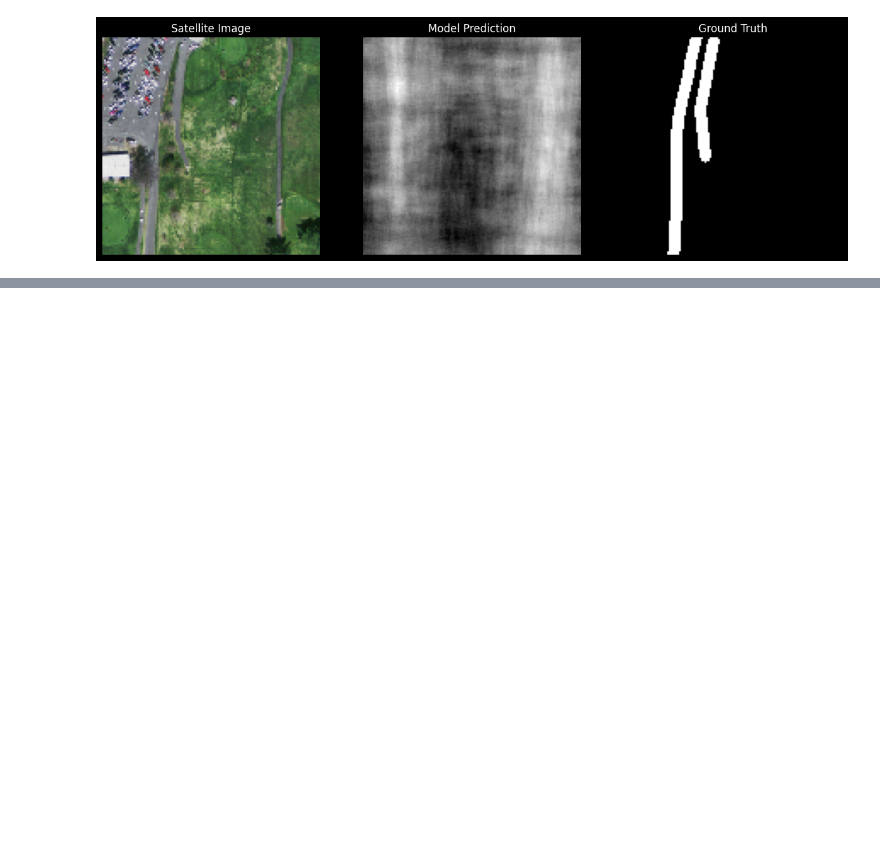
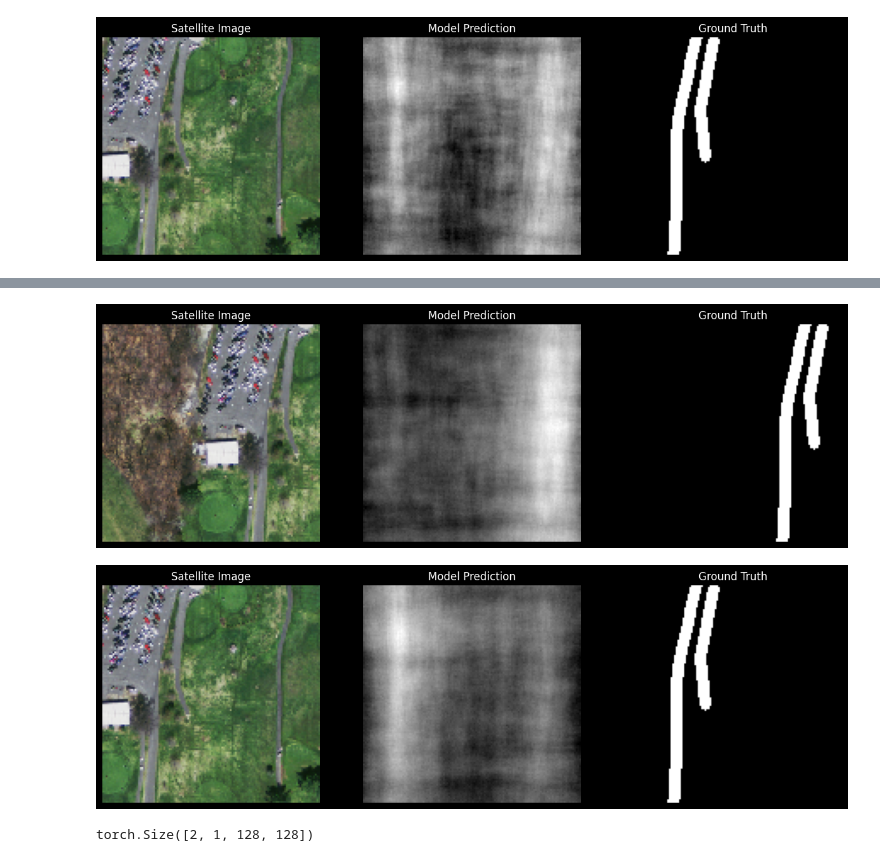
Before and after one commit to farzadhallaji/NeuraVisionLib, a Jupyter notebook: notebooks/RoadSegMULDE.ipynb, the cells around one changed output, grey strips where cells are left out. Cells and saved outputs as stored; diff of their text form; code cells hidden in the pictures; blank space fills up the shorter version.

```diff
--- a/notebooks/RoadSegMULDE.ipynb
+++ b/notebooks/RoadSegMULDE.ipynb
@@ -694,3 +707,38 @@ Test Loss: 0.0720
 Test Metrics - Precision: 0.5775, Recall: 0.0087, F1: 0.0136, IoU: 0.0073
 [figure]
 [figure]
+# %%
+# --- Evaluate on Test Set ---
+test_loss, test_metrics = evaluate_on_test(
+    test_loader=test_loader,
+    resnet=resnet,
+    log_density_model=log_density_model,
+    noise_levels=noise_levels,
+    device=DEVICE
+)
+
+print(f"Test Loss: {test_loss:.4f}")
+print(f"Test Metrics - Precision: {test_metrics[0]:.4f}, Recall: {test_metrics[1]:.4f}, F1: {test_metrics[2]:.4f}, IoU: {test_metrics[3]:.4f}")
+
+# --- Get a few validation samples ---
+for val_batch in val_loader:
+    if val_batch[0] is None:
+        continue  # Skip empty batches
+
+    # Unpack batch (ignore metadata)
+    sat_patches, road_maps, _ = val_batch
+
+    # Move to device
+    sat_patches, road_maps = sat_patches.to(DEVICE), road_maps.to(DEVICE).float() / 255.0
+    road_maps = road_maps.unsqueeze(1)  # Ensure correct shape for model input
+
+    # Generate Predictions
+    with torch.no_grad():
+        predictions = forward_pass(sat_patches, noise_levels, resnet, log_density_model)
+        predictions = predictions[:, 0, :, :, :]  # Extract first noise level prediction
+
+    # Plot the results (only 2 or 3 samples)
+    plot_predictions(predictions[:6], road_maps[:6], sat_patches[:6])
+
+    break  # Stop after visualizing the first batch
+# %% [output]
@@ -697,3 +748,9 @@ Test Metrics - Precision: 0.5775, Recall: 0.0087, F1: 0.0136, IoU: 0.0073
+[figure, added]
+[figure, added]
+# %%
+predictions.shape
+# %% [output]
+torch.Size([2, 1, 128, 128])
 # %%
 # import torch
 # import gc
```
Also changed, not shown: parts of 2 cells of this notebook.
